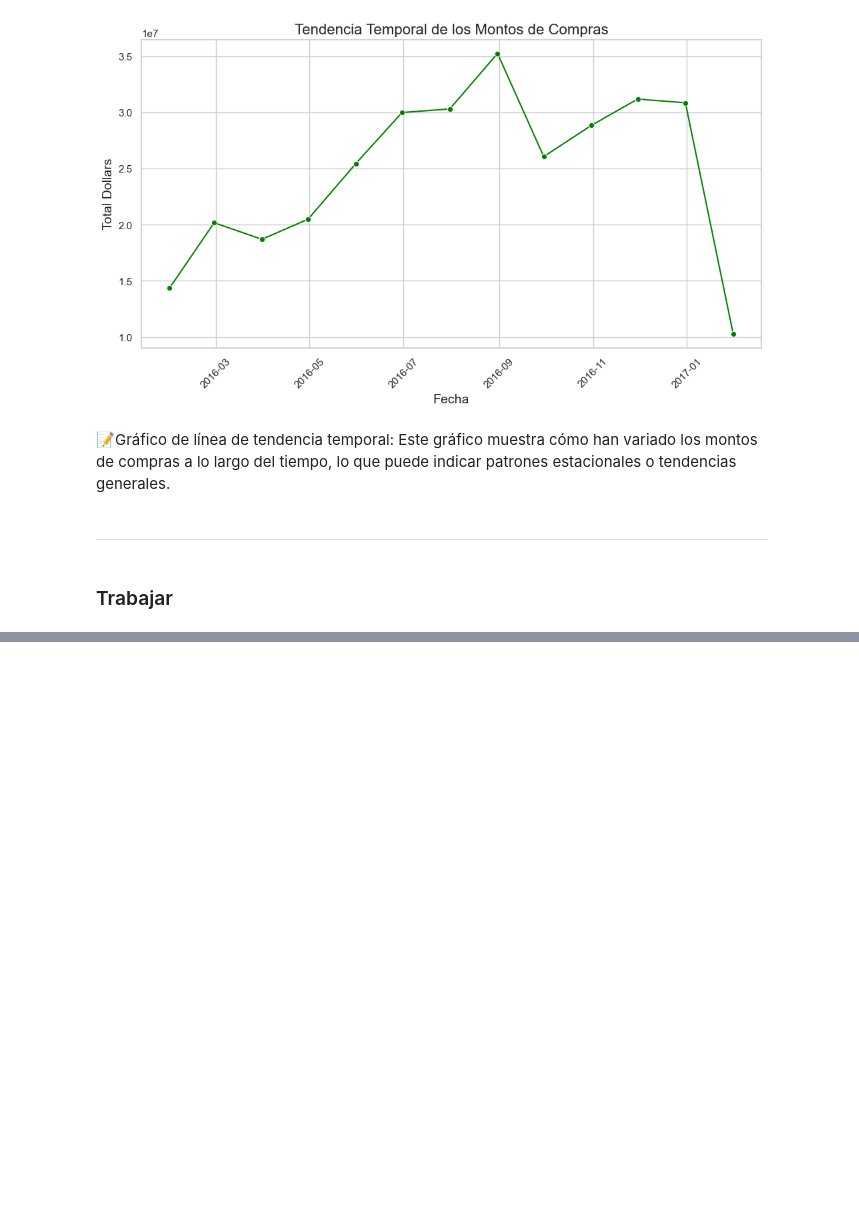
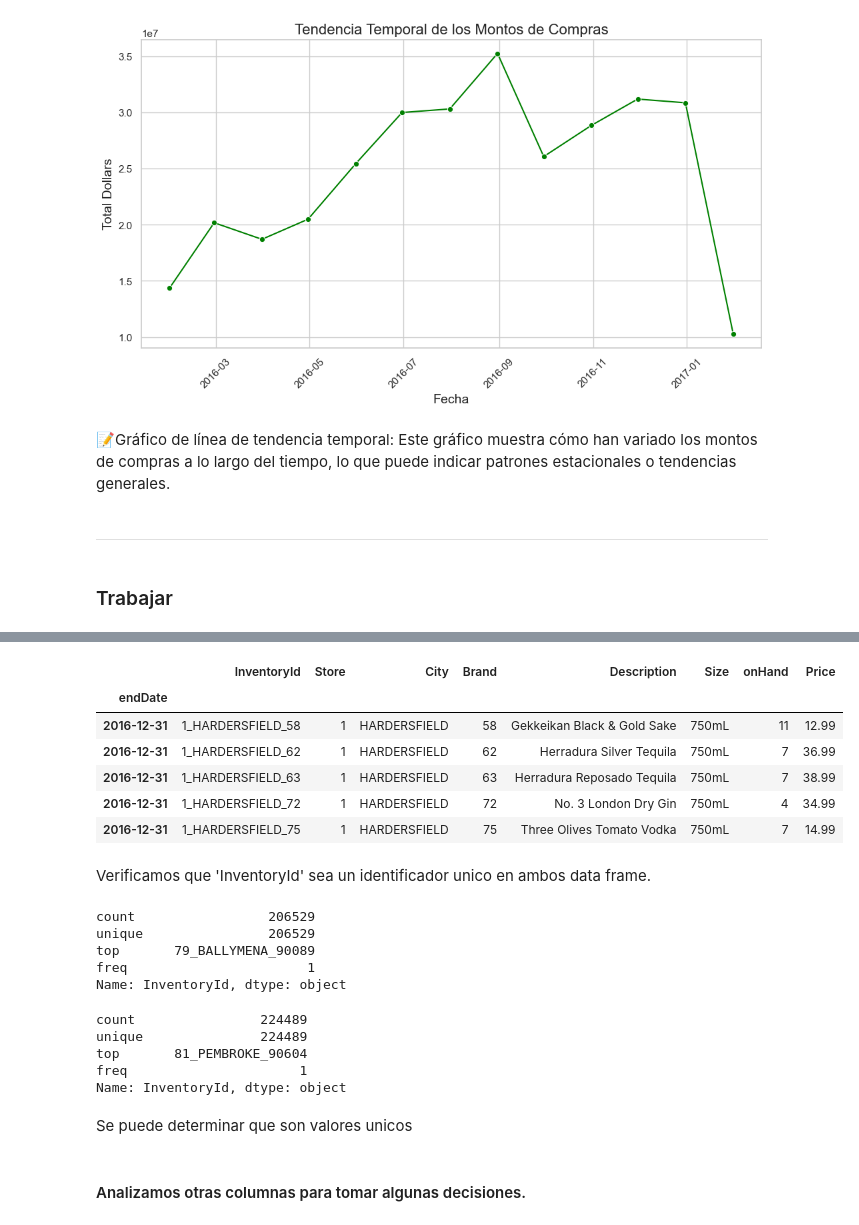
Before and after one commit to Dapt01G2-Henry/ComerLogistics, a Jupyter notebook: Sprint_1/EDA y ETL/EDA y ETL.ipynb, the cells around one changed output, grey strips where cells are left out. Drawn from its saved outputs; the diff is of its cells as text; code cells hidden in the pictures; blank space fills up the shorter version.

```diff
--- a/Sprint_1/EDA y ETL/EDA y ETL.ipynb
+++ b/Sprint_1/EDA y ETL/EDA y ETL.ipynb
@@ -773,0 +825,2 @@ plt.show()
+# %%
+df_EndInvFINAL = pd.read_csv('EndInvFinal12312016.csv',sep=',')
@@ -773,0 +1053,2 @@ plt.show()
+# %%
+df_EndInvFINAL.loc[(df_EndInvFINAL['Store'] == 46) & (df_EndInvFINAL['City'].isnull()), 'City'] = 'TYWARDREATH'
@@ -773,0 +1103,36 @@ plt.show()
+# %%
+# Ponemos como índice la columna "startDate" para poder hacer un análisis de los datos a lo largo del tiempo.
+df_EndInvFINAL['endDate'] = pd.to_datetime(df_EndInvFINAL['endDate'])
+df_EndInvFINAL.set_index('endDate', inplace=True)
+# %%
+df_EndInvFINAL.head()
+# %% [output]
+|  | InventoryId | Store | City | Brand | Description | Size | onHand | Price |
+| endDate |  |  |  |  |  |  |  |  |
+| 2016-12-31 | 1_HARDERSFIELD_58 | 1 | HARDERSFIELD | 58 | Gekkeikan Black & Gold Sake | 750mL | 11 | 12.99 |
+| 2016-12-31 | 1_HARDERSFIELD_62 | 1 | HARDERSFIELD | 62 | Herradura Silver Tequila | 750mL | 7 | 36.99 |
+| 2016-12-31 | 1_HARDERSFIELD_63 | 1 | HARDERSFIELD | 63 | Herradura Reposado Tequila | 750mL | 7 | 38.99 |
+| 2016-12-31 | 1_HARDERSFIELD_72 | 1 | HARDERSFIELD | 72 | No. 3 London Dry Gin | 750mL | 4 | 34.99 |
+| 2016-12-31 | 1_HARDERSFIELD_75 | 1 | HARDERSFIELD | 75 | Three Olives Tomato Vodka | 750mL | 7 | 14.99 |
+# %% [markdown]
+Verificamos que 'InventoryId' sea un identificador unico en ambos data frame.
+# %%
+df_BegInvFINAL['InventoryId'].describe()
+# %% [output]
+count                 206529
+unique                206529
+top       79_BALLYMENA_90089
+freq                       1
+Name: InventoryId, dtype: object
+# %%
+df_EndInvFINAL['InventoryId'].describe()
+# %% [output]
+count                224489
+unique               224489
+top       81_PEMBROKE_90604
+freq                      1
+Name: InventoryId, dtype: object
+# %% [markdown]
+Se puede determinar que son valores unicos
+# %% [markdown]
+#### Analizamos otras columnas para tomar algunas decisiones.
```
Also changed, not shown: parts of 54 cells of this notebook.
